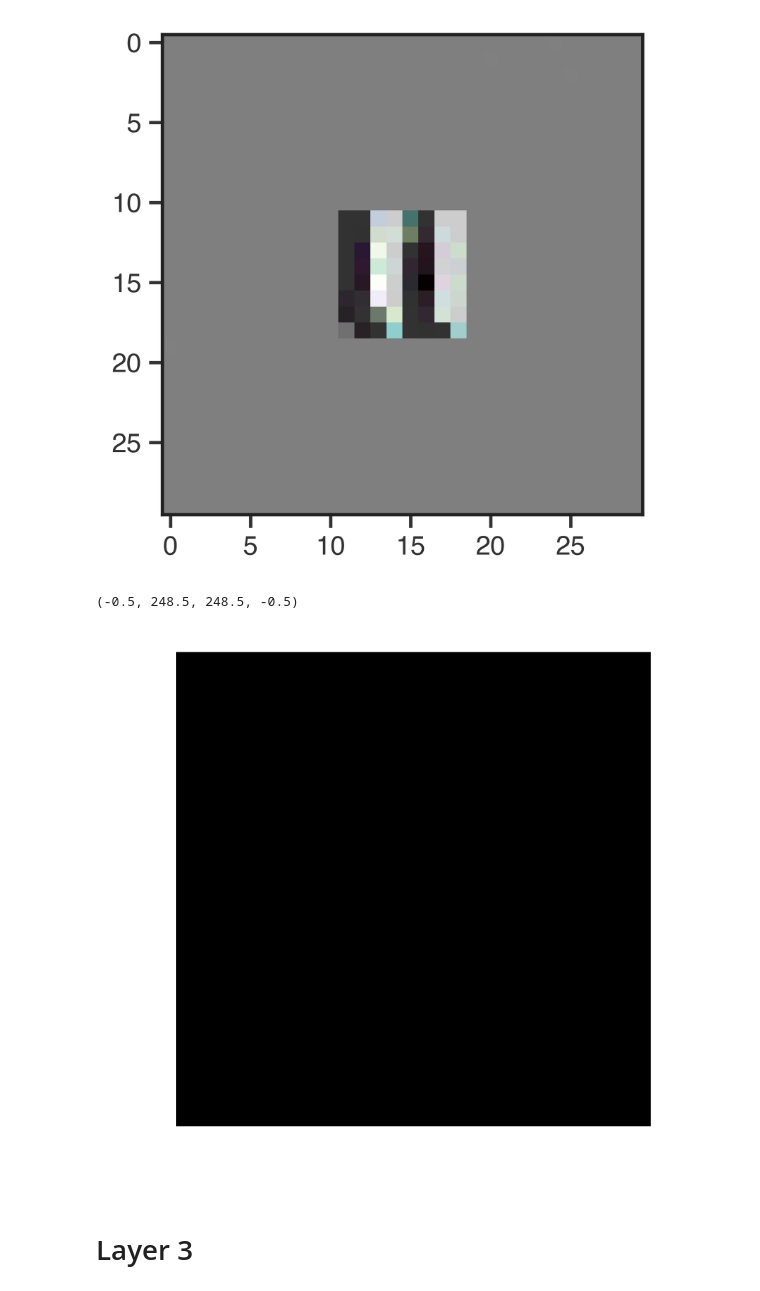
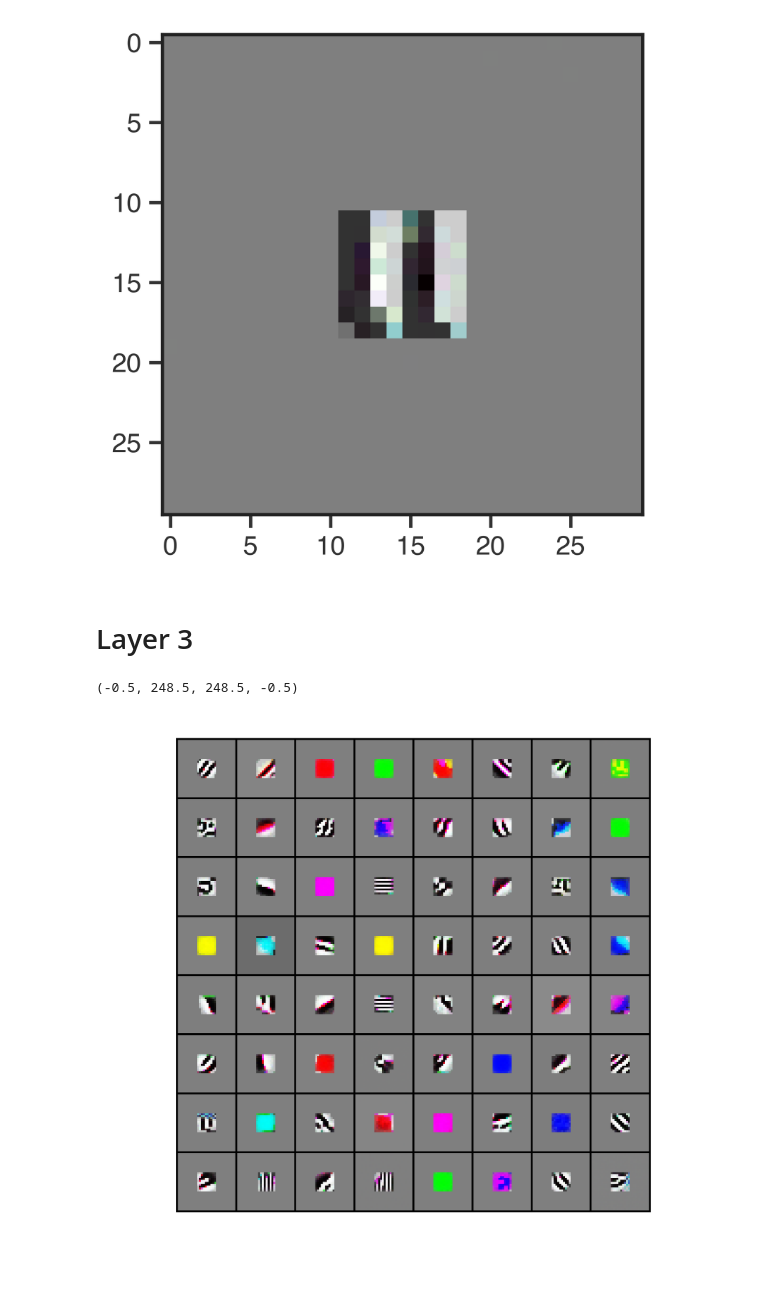
Before and after one commit to lmcintosh/ipython-notebooks, a Jupyter notebook: tutorials/Tutorials - Image Gradients for VGG-16.ipynb, the cells around one changed output. Cells and saved outputs as stored; diff of their text form; code cells hidden in the pictures.

```diff
--- a/tutorials/Tutorials - Image Gradients for VGG-16.ipynb
+++ b/tutorials/Tutorials - Image Gradients for VGG-16.ipynb
@@ -965,18 +965,6 @@ plt.imshow(rescaled_img)
 # %% [output]
 <matplotlib.image.AxesImage at 0x...>
 [figure]
-# %%
-display_map = np.zeros(((height+1)*8 + 1, (width+1)*8 + 1, 3)) # black with one pixel in between each map
-for idm,m in enumerate(single_unit_activation_maps['layer_1']):
-    ycoord = int(idm/8.0)
-    xcoord = idm % 8
-    display_map[(1+ycoord*(height+1)):((ycoord+1)*(height+1)), (1+(xcoord)*(width+1)):((xcoord+1)*(width+1))] = m[:,:,[2,1,0]]
-
-plt.imshow(display_map)
-plt.axis('off')
-# %% [output]
-(-0.5, 248.5, 248.5, -0.5)
-[figure, removed]
 # %% [markdown]
 # Layer 3
 # %%
@@ -997,6 +985,7 @@ this_W = np.rollaxis(this_W, 0, 3)
 act_W = tf.nn.conv2d(X_clipped, this_W, strides=[1,1,1,1], padding='SAME', use_cudnn_on_gpu=True)
 relu_W = tf.nn.relu(act_W + np.array(f['layer_1/param_1']))
 model.append(relu_W)
+top_layer_reached = 'layer_1'
 
 for i,layer in enumerate(sorted_layer_names):
     if list(f[layer]) and i <= max_depth and i > 2:
@@ -1040,9 +1029,12 @@ for i in tqdm(range(64)):
 # %%
 display_map = np.zeros(((height+1)*8 + 1, (width+1)*8 + 1, 3)) # black with one pixel in between each map
 for idm,m in enumerate(single_unit_activation_maps['layer_3'][-64:]):
     ycoord = int(idm/8.0)
     xcoord = idm % 8
-    display_map[(1+ycoord*(height+1)):((ycoord+1)*(height+1)), (1+(xcoord)*(width+1)):((xcoord+1)*(width+1))] = m[:,:,[2,1,0]]
+    display_map[(1+ycoord*(height+1)):((ycoord+1)*(height+1)), (1+(xcoord)*(width+1)):((xcoord+1)*(width+1))] = m #[:,:,[2,1,0]]
 
 plt.imshow(display_map)
 plt.axis('off')
+# %% [output]
+(-0.5, 248.5, 248.5, -0.5)
+[figure, added]
```
Also changed, not shown: parts of 11 cells of this notebook.
